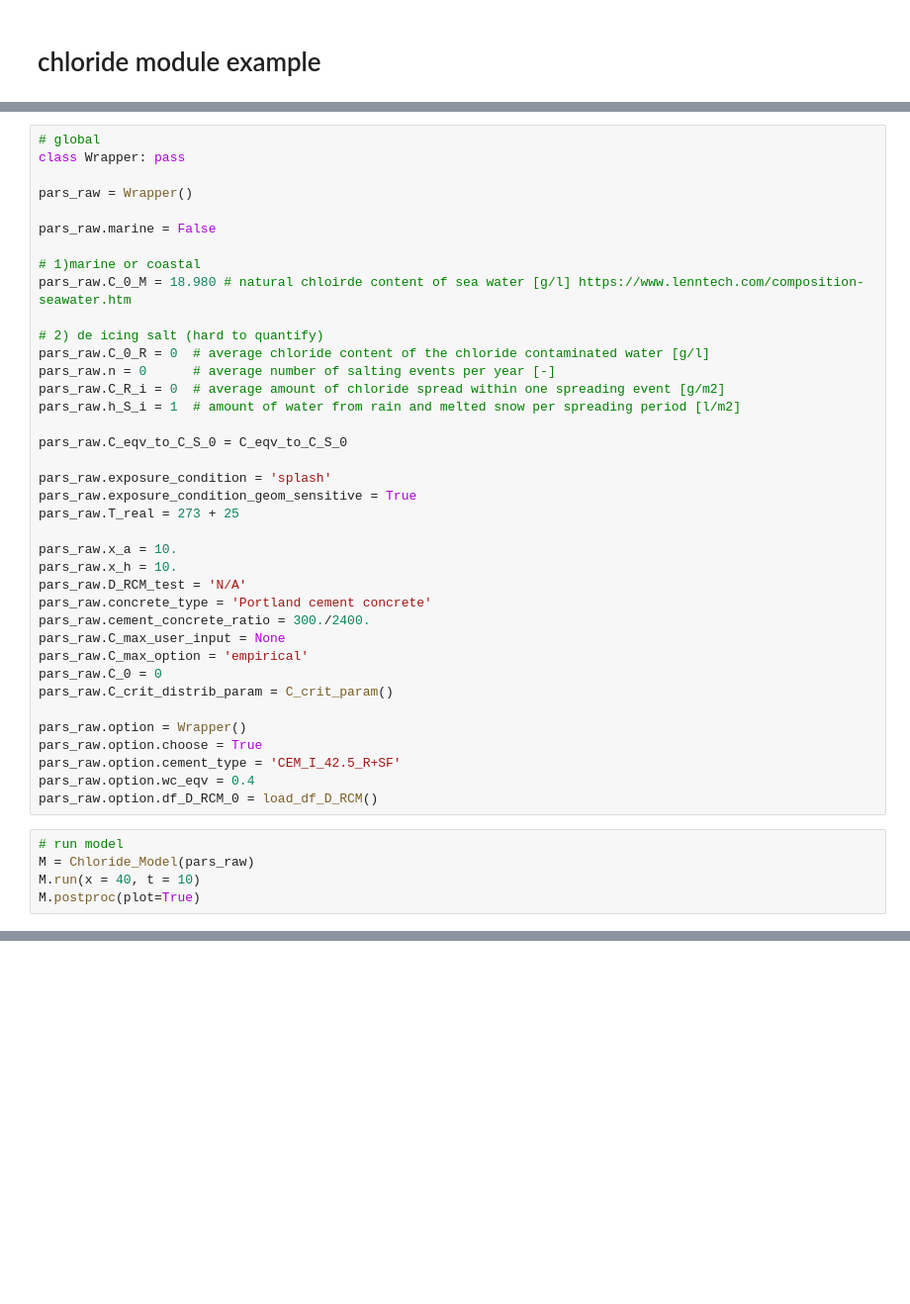
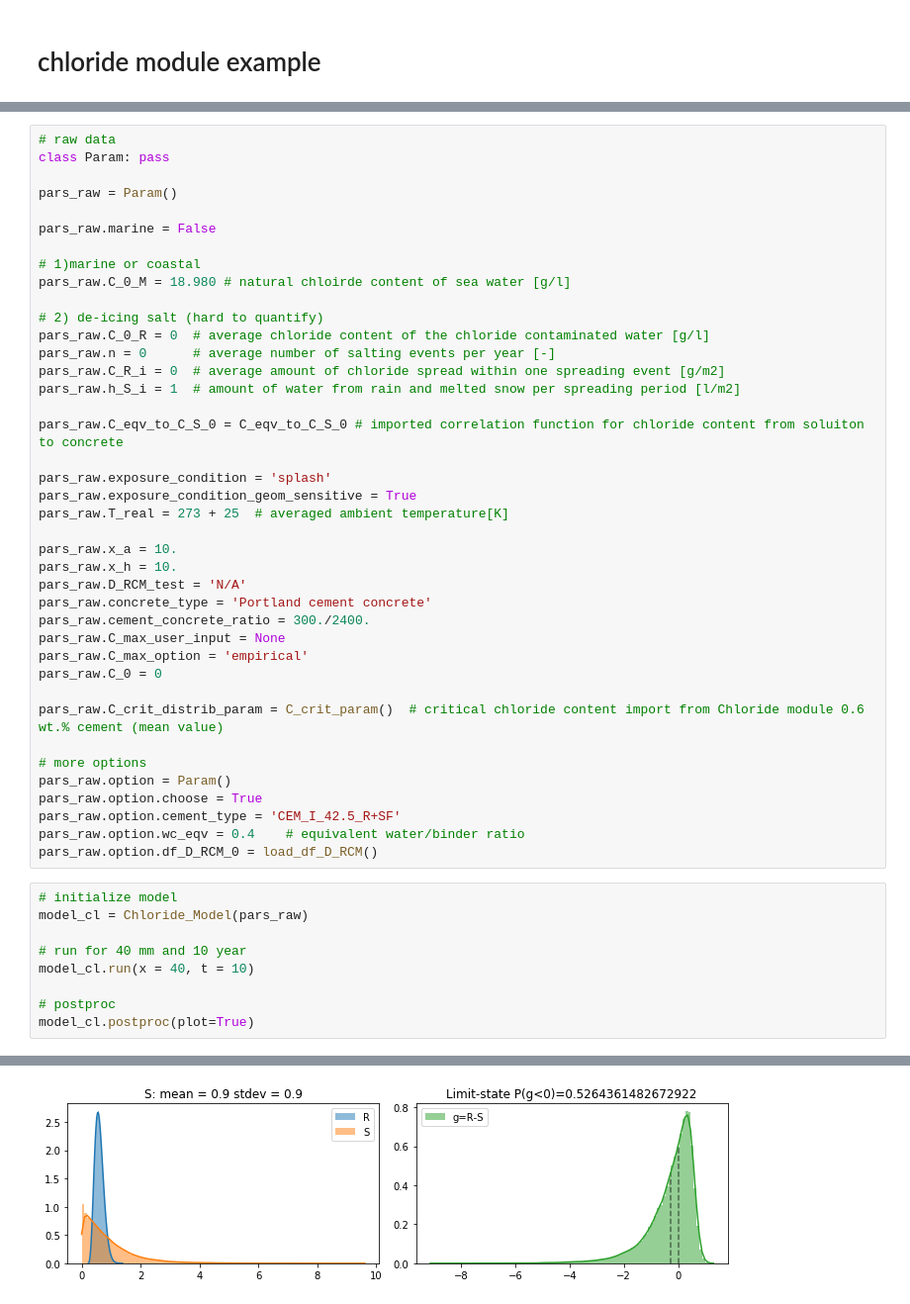
Before and after one commit to ganglix/rational-rc, a Jupyter notebook: modules/chloride_example.ipynb, the cells around one changed output, grey strips where cells are left out. Shown at 99% size. Drawn from its saved outputs; the diff is of its cells as text; blank space fills up the shorter version.

```diff
--- a/modules/chloride_example.ipynb
+++ b/modules/chloride_example.ipynb
@@ -8,25 +7,25 @@ from chloride import Chloride_Model, load_df_D_RCM, C_crit_param, C_eqv_to_C_S_0
 # %%
-# global
-class Wrapper: pass
+# raw data
+class Param: pass
 
-pars_raw = Wrapper()
+pars_raw = Param()
 
 pars_raw.marine = False
 
 # 1)marine or coastal
-pars_raw.C_0_M = 18.980 # natural chloirde content of sea water [g/l] https://www.lenntech.com/composition-seawater.htm
+pars_raw.C_0_M = 18.980 # natural chloirde content of sea water [g/l]
 
-# 2) de icing salt (hard to quantify)
+# 2) de-icing salt (hard to quantify)
 pars_raw.C_0_R = 0  # average chloride content of the chloride contaminated water [g/l]
 pars_raw.n = 0      # average number of salting events per year [-]
 pars_raw.C_R_i = 0  # average amount of chloride spread within one spreading event [g/m2]
 pars_raw.h_S_i = 1  # amount of water from rain and melted snow per spreading period [l/m2]
 
-pars_raw.C_eqv_to_C_S_0 = C_eqv_to_C_S_0
+pars_raw.C_eqv_to_C_S_0 = C_eqv_to_C_S_0 # imported correlation function for chloride content from soluiton to concrete
 
 pars_raw.exposure_condition = 'splash'
 pars_raw.exposure_condition_geom_sensitive = True
-pars_raw.T_real = 273 + 25
+pars_raw.T_real = 273 + 25  # averaged ambient temperature[K]
 
 pars_raw.x_a = 10.
 pars_raw.x_h = 10.
@@ -36,17 +35,23 @@ pars_raw.cement_concrete_ratio = 300./2400.
 pars_raw.C_max_user_input = None
 pars_raw.C_max_option = 'empirical'
 pars_raw.C_0 = 0
-pars_raw.C_crit_distrib_param = C_crit_param()
 
-pars_raw.option = Wrapper()
+pars_raw.C_crit_distrib_param = C_crit_param()  # critical chloride content import from Chloride module 0.6 wt.% cement (mean value)
+
+# more options
+pars_raw.option = Param()
 pars_raw.option.choose = True
 pars_raw.option.cement_type = 'CEM_I_42.5_R+SF'
-pars_raw.option.wc_eqv = 0.4
+pars_raw.option.wc_eqv = 0.4    # equivalent water/binder ratio
 pars_raw.option.df_D_RCM_0 = load_df_D_RCM()
 # %%
-# run model
-M = Chloride_Model(pars_raw)
-M.run(x = 40, t = 10)
-M.postproc(plot=True)
+# initialize model
+model_cl = Chloride_Model(pars_raw)
+
+# run for 40 mm and 10 year
+model_cl.run(x = 40, t = 10)
+
+# postproc
+model_cl.postproc(plot=True)
 # %% [output]
 Pf(g = R-S < 0) from various methods
@@ -59,2 +62,3 @@ Pf(g = R-S < 0) from various methods
+[figure, added]
 # %%
 # Calibration
```
Also changed, not shown: parts of 13 cells of this notebook, 30 other files.
